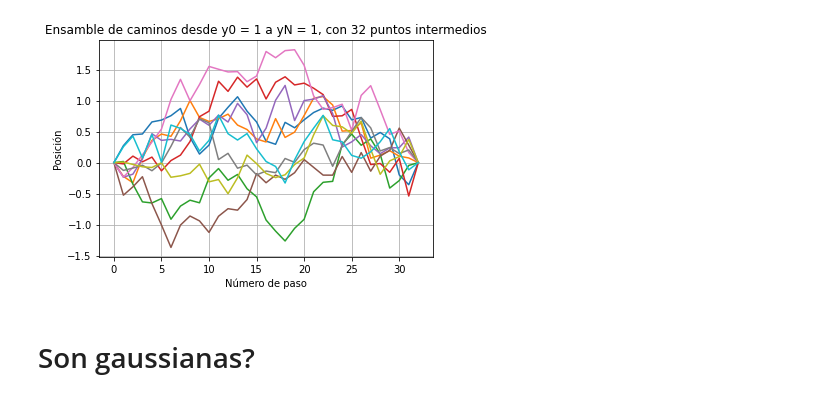
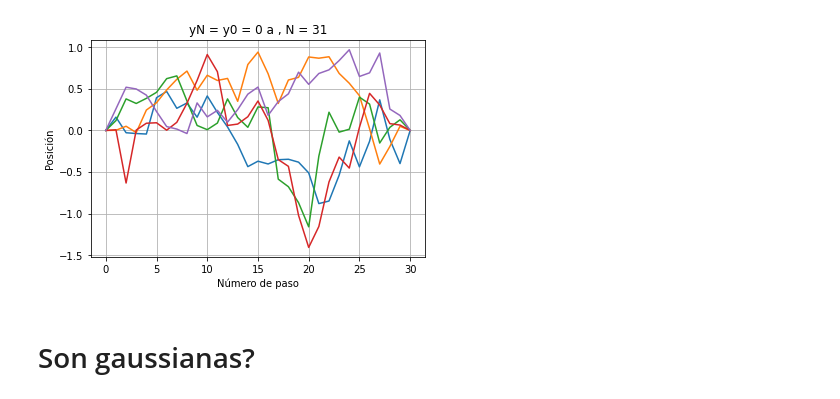
Before and after one commit to Apurro12/Tesis-Simple, a Jupyter notebook: simulacion/Simu.ipynb, the cells around one changed output. Cells and saved outputs as stored; diff of their text form; code cells hidden in the pictures.

```diff
--- a/simulacion/Simu.ipynb
+++ b/simulacion/Simu.ipynb
@@ -55,16 +55,16 @@ plt.show()
 # %%
 #Las lineas se comportan bien?
-y = generar_lineas(N = 32, yN = 0, n_lines = 10)
+y = generar_lineas(N = 30, yN = 0, n_lines = 5)
 
 for plot in y:
     plt.plot(plot)
 
-plt.title('Ensamble de caminos desde y0 = 1 a yN = 1, con {} puntos intermedios'.format(y.shape[1] - 1))
+plt.title('yN = y0 = 0 a , N = {}'.format(y.shape[1]))
 plt.xlabel('Número de paso')
 plt.ylabel('Posición')
 plt.grid()
 # %% [output]
-[figure, old version]
+[figure, new version]
 # %% [markdown]
 # Son gaussianas?
 # %%
```
Also changed, not shown: parts of 6 cells of this notebook, 12 other files.
